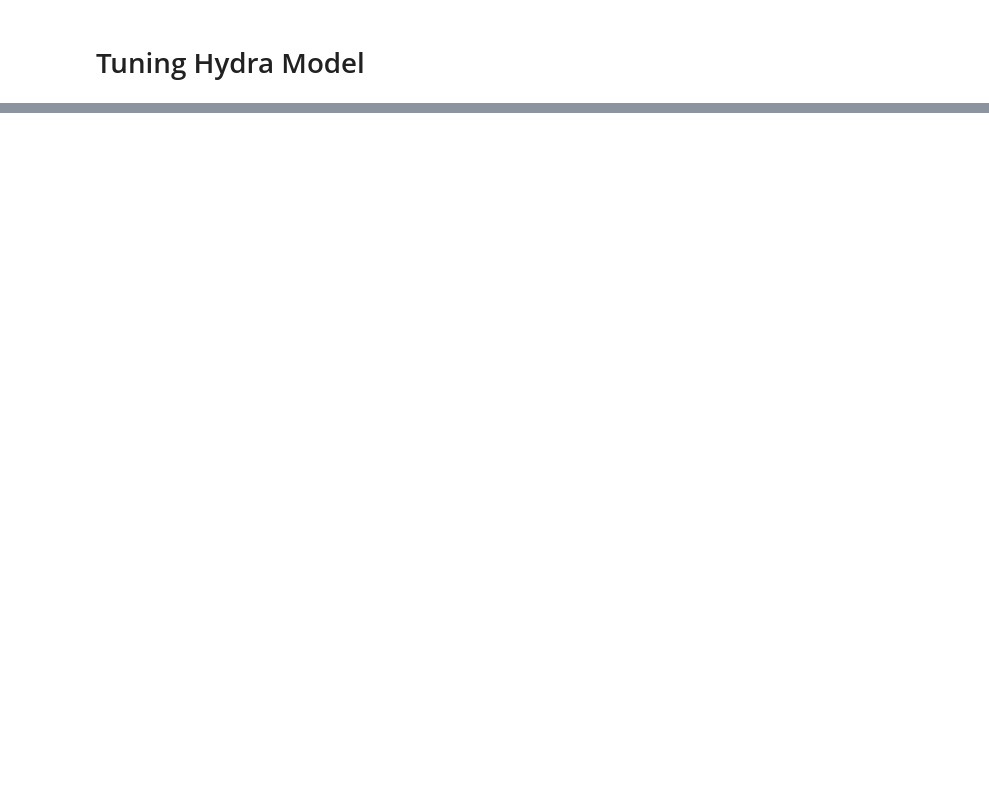
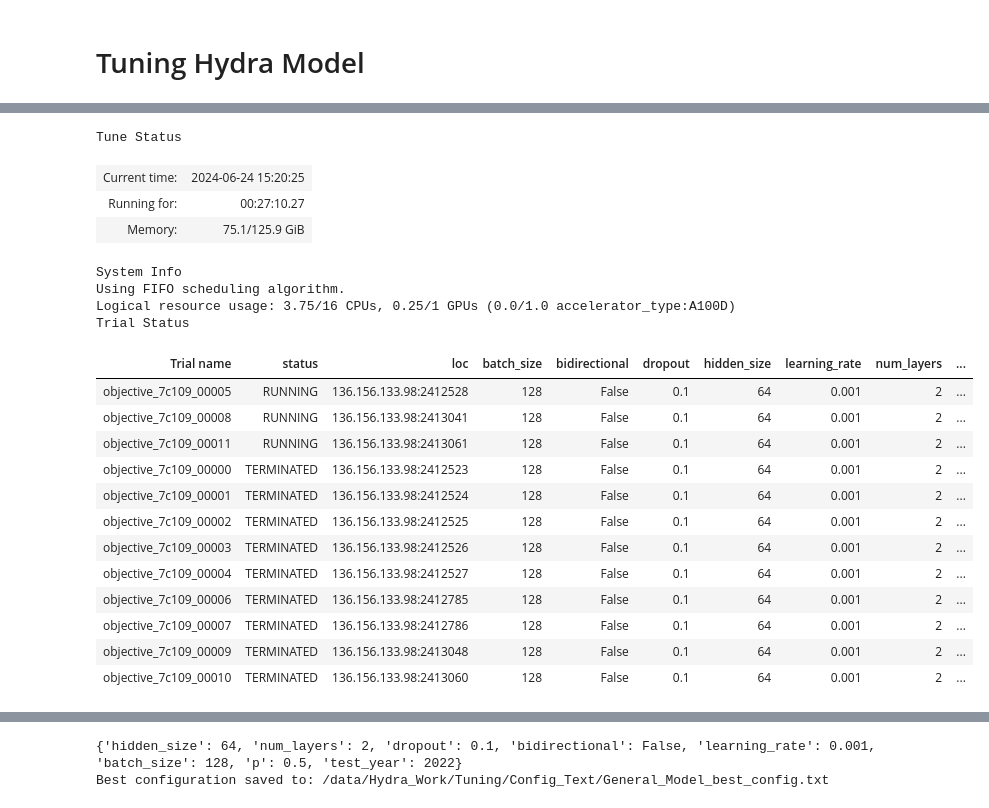
Before and after one commit to KarRups/Hydra_Code, a Jupyter notebook: Tuning/LSTM_Tuning_Run.ipynb, the cells around one changed output, grey strips where cells are left out. Drawn from its saved outputs; the diff is of its cells as text; code cells hidden in the pictures; blank space fills up the shorter version.

```diff
--- a/Tuning/LSTM_Tuning_Run.ipynb
+++ b/Tuning/LSTM_Tuning_Run.ipynb
@@ -541,6 +520,7 @@ def train_model_general(config):
     config["hidden_size"], config["num_layers"], config["dropout"],
     config["bidirectional"], config["learning_rate"], copies=copies, device = device)
 
+    batch_size = config["batch_size"]
     losses, val_losses = [], []
 
     for epoch in range(total_epochs):
@@ -1078,0 +1030,12 @@ results_df[results_df['val_loss'] < -0.1]#[['val_loss', 'config/body_output']]
+# %%
+
+LR = 1e-3
+static_size = np.shape(static_variables)[1]
+forecast_size = np.shape(seasonal_forecasts['american_river_folsom_lake_2000_apr'])[1]
+History_Fourier_in_forcings = 0 #2*3*(6 - 1)
+Climate_guess = 0 #3
+History_Statistics_in_forcings = 0 #5*2
+
+forecast_input_size = forecast_size + static_size + History_Fourier_in_forcings + History_Statistics_in_forcings  + Climate_guess + 3
+output_size, head_hidden_size, head_num_layers =  3, 64, 3
+hindcast_input_size = 23 #8 for no flow without new data, 26 for flow with new, 25 for no flow with new
@@ -1078,0 +1218,40 @@ results_df[results_df['val_loss'] < -0.1]#[['val_loss', 'config/body_output']]
+# %%
+runs = 12
+# Without Optuna
+tuner = tune.Tuner(tune.with_resources(tune.with_parameters(objective), resources={"cpu": 15/runs , "gpu": 1/runs }), param_space=config_space, run_config = run_config)
+# With Optuna
+#tuner = tune.Tuner(tune.with_resources(tune.with_parameters(objective), resources={"cpu": 1, "gpu": 1/16}), param_space = optuna_config_space, tune_config = optuna_tune_config, run_config = run_config)
+
+results = tuner.fit()
+# try get_best_checkpoint, or change val to be maximum of current val_loss and previous ones
+best_config = results.get_best_result(metric="val_loss", mode="min").config
+print(best_config)
+file_path = f"/data/Hydra_Work/Tuning/Config_Text/General_Model_best_config.txt"
+
+# Open the file in write mode and save the configuration
+with open(file_path, "w") as f:
+    f.write(str(best_config))
+
+print("Best configuration saved to:", file_path)
+# %% [output]
+Tune Status
+| Current time: | 2024-06-24 15:20:25 |
+| Running for: | 00:27:10.27 |
+| Memory: | 75.1/125.9 GiB |
+System Info
+Using FIFO scheduling algorithm.
+Logical resource usage: 3.75/16 CPUs, 0.25/1 GPUs (0.0/1.0 accelerator_type:A100D)
+Trial Status
+| Trial name | status | loc | batch_size | bidirectional | dropout | hidden_size | learning_rate | num_layers | ... |
+| objective_7c109_00005 | RUNNING | 136.156.133.98:2412528 | 128 | False | 0.1 | 64 | 0.001 | 2 | ... |
+| objective_7c109_00008 | RUNNING | 136.156.133.98:2413041 | 128 | False | 0.1 | 64 | 0.001 | 2 | ... |
+| objective_7c109_00011 | RUNNING | 136.156.133.98:2413061 | 128 | False | 0.1 | 64 | 0.001 | 2 | ... |
+| objective_7c109_00000 | TERMINATED | 136.156.133.98:2412523 | 128 | False | 0.1 | 64 | 0.001 | 2 | ... |
+| objective_7c109_00001 | TERMINATED | 136.156.133.98:2412524 | 128 | False | 0.1 | 64 | 0.001 | 2 | ... |
+| objective_7c109_00002 | TERMINATED | 136.156.133.98:2412525 | 128 | False | 0.1 | 64 | 0.001 | 2 | ... |
+| objective_7c109_00003 | TERMINATED | 136.156.133.98:2412526 | 128 | False | 0.1 | 64 | 0.001 | 2 | ... |
+| objective_7c109_00004 | TERMINATED | 136.156.133.98:2412527 | 128 | False | 0.1 | 64 | 0.001 | 2 | ... |
+| objective_7c109_00006 | TERMINATED | 136.156.133.98:2412785 | 128 | False | 0.1 | 64 | 0.001 | 2 | ... |
+| objective_7c109_00007 | TERMINATED | 136.156.133.98:2412786 | 128 | False | 0.1 | 64 | 0.001 | 2 | ... |
+| objective_7c109_00009 | TERMINATED | 136.156.133.98:2413048 | 128 | False | 0.1 | 64 | 0.001 | 2 | ... |
+| objective_7c109_00010 | TERMINATED | 136.156.133.98:2413060 | 128 | False | 0.1 | 64 | 0.001 | 2 | ... |
@@ -1078,0 +1271,2 @@ results_df[results_df['val_loss'] < -0.1]#[['val_loss', 'config/body_output']]
+{'hidden_size': 64, 'num_layers': 2, 'dropout': 0.1, 'bidirectional': False, 'learning_rate': 0.001, 'batch_size': 128, 'p': 0.5, 'test_year': 2022}
+Best configuration saved to: /data/Hydra_Work/Tuning/Config_Text/General_Model_best_config.txt
```
Also changed, not shown: parts of 29 cells of this notebook, 12 other files.
